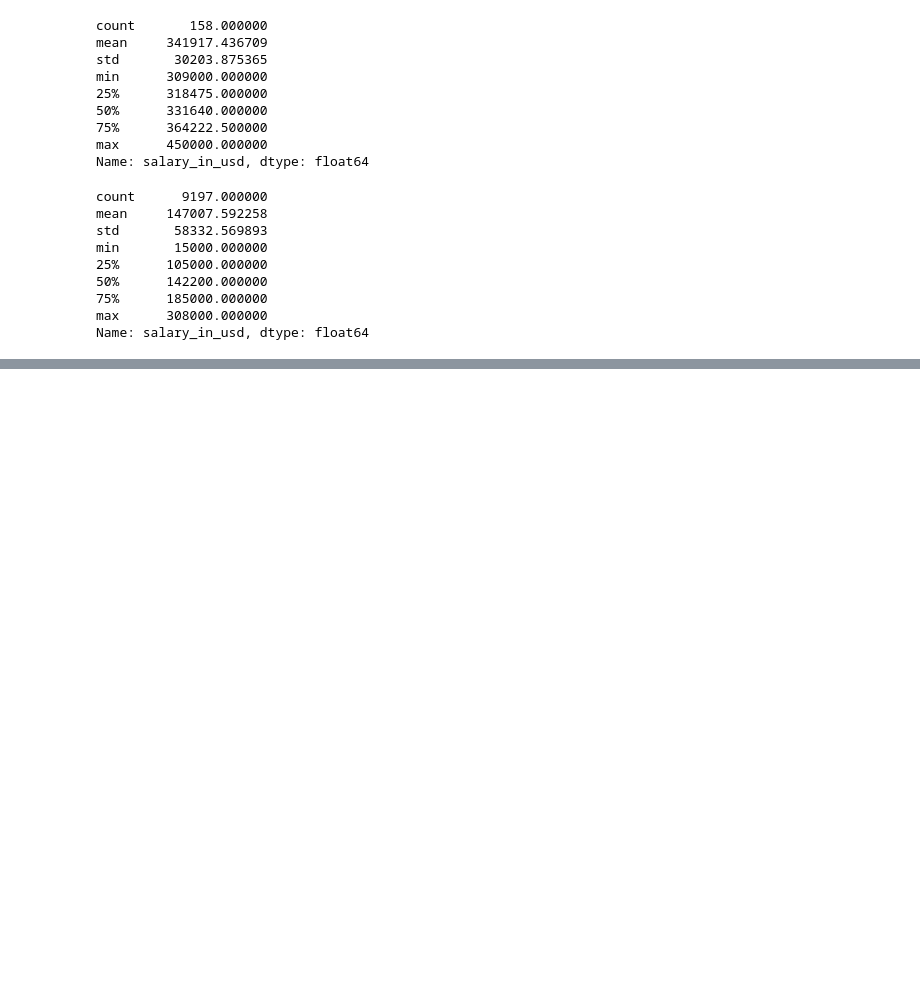
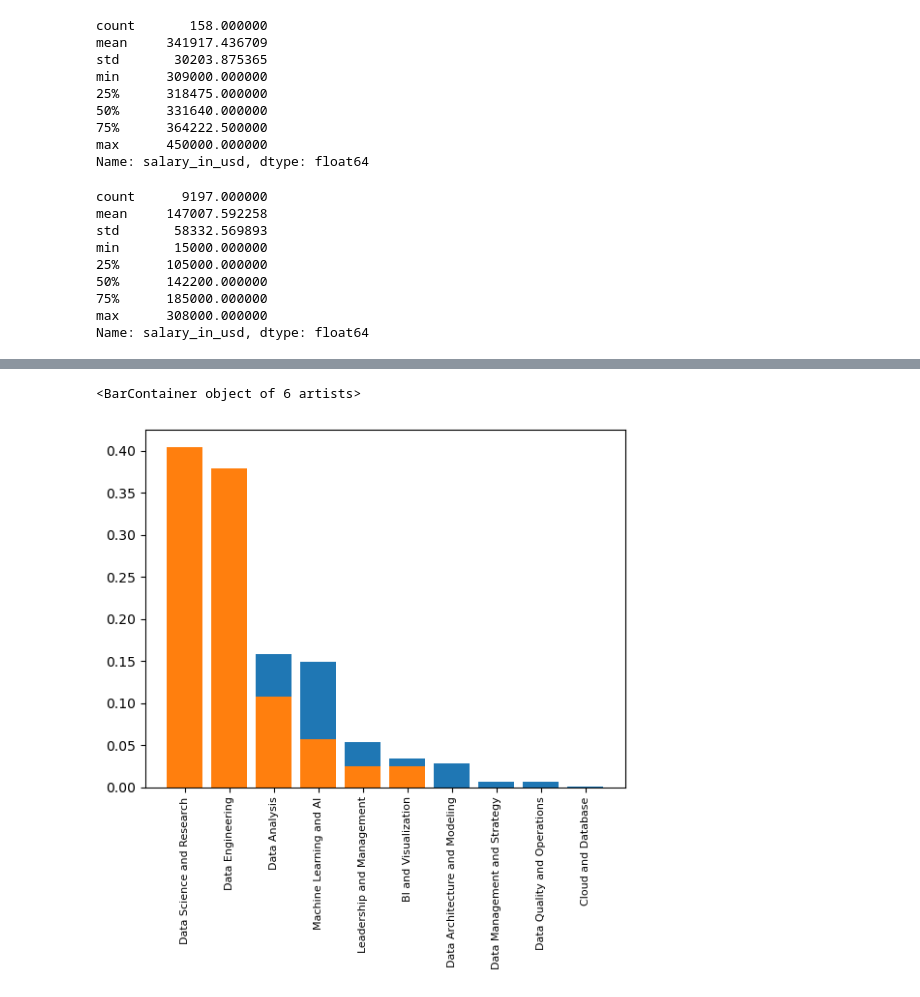
Before and after one commit to NilayT321/data-science-jobs, a Jupyter notebook: ProjectInitial.ipynb, the cells around one changed output, grey strips where cells are left out. Cells and saved outputs as stored; diff of their text form; code cells hidden in the pictures; blank space fills up the shorter version.

Commit message:
Continue working on outlier analysis

```diff
--- a/ProjectInitial.ipynb
+++ b/ProjectInitial.ipynb
@@ -165,0 +144,3 @@ Both of these observations indicate that there are extreme values of salary on t
+# %%
+# Common words to filter out
+words_rem = ["machine", "learning", "ml", "data", "ai", "artificial",  "intelligence", "analytics", "deep", "of"]
@@ -166 +154,3 @@ Both of these observations indicate that there are extreme values of salary on t
+# %%
+dat["job_title_keywords"] = dat["job_title"].apply(remove_common_words)
 # %% [markdown]
@@ -224,2 +199,0 @@ def remove_common_words (title):
-# %%
-outliers["job_title_keywords"] = outliers["job_title"].apply(remove_common_words)
@@ -249,0 +331,11 @@ Counter({'Engineer': 69,
+# %%
+# Proportions for the job category in the no outlier set
+no_outliers_props = wo_outliers["job_category"].value_counts(normalize=True)
+plt.bar(range(len(no_outliers_props)), no_outliers_props, label = "Non-Outlier")
+plt.xticks(range(len(no_outliers_props)), no_outliers_props.index, rotation='vertical', fontsize=8)
+
+outliers_props = outliers["job_category"].value_counts(normalize=True)
+plt.bar(range(len(outliers_props)), outliers_props, label = "Outlier")
+# %% [output]
+<BarContainer object of 6 artists>
+[figure, added]
```
Also changed, not shown: parts of 31 cells of this notebook.
